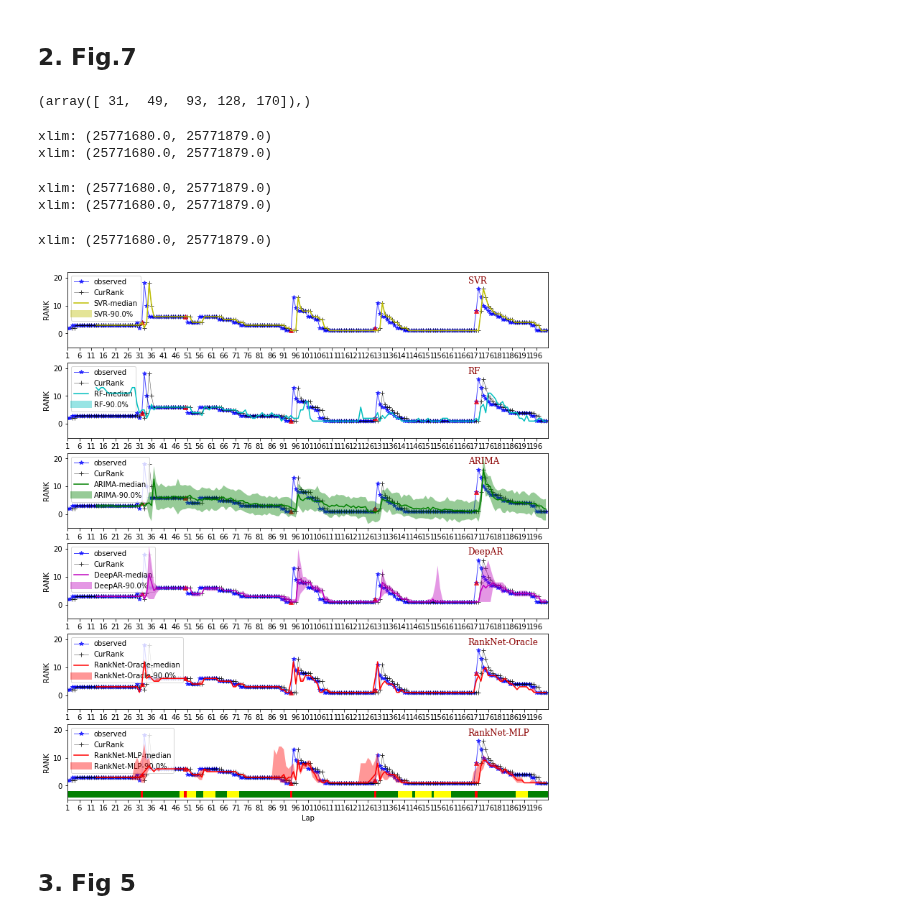
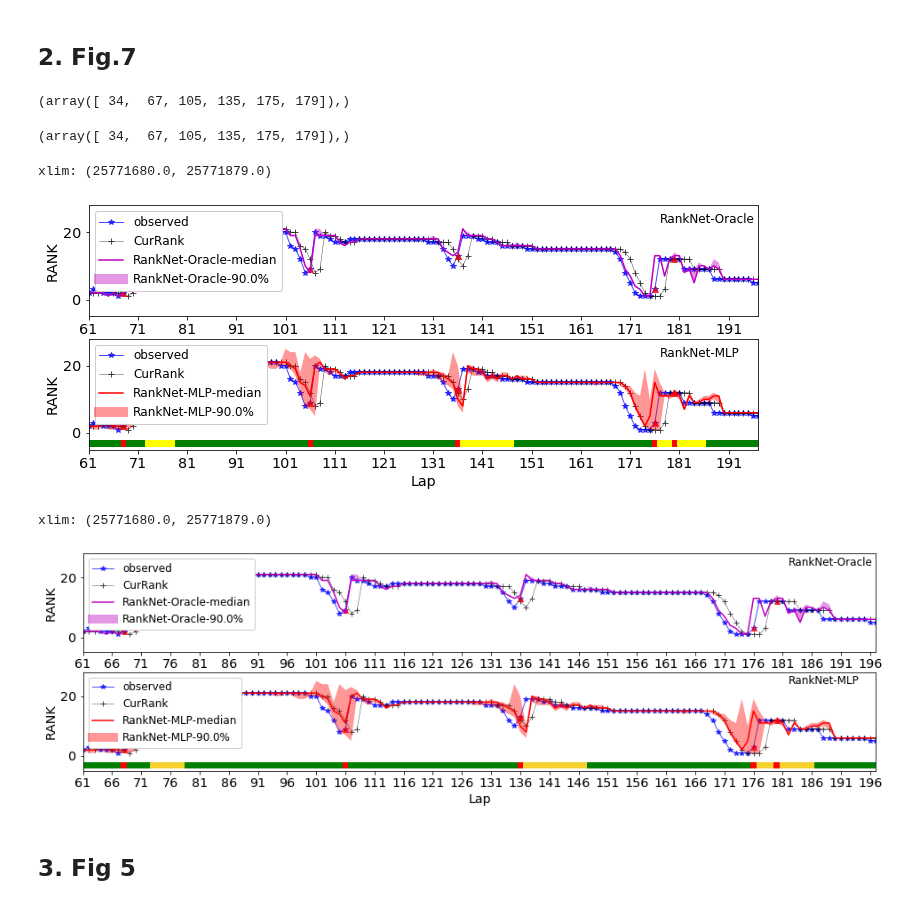
Before and after one commit to DSC-SPIDAL/rankpredictor, a Jupyter notebook: run/22.PaperFinal/notebook/RankNet-QuickTest-PaperFigs.ipynb, the cells around one changed output. Drawn from its saved outputs; the diff is of its cells as text; code cells hidden in the pictures.

Commit message:
update paperfigs in PaperFigs-2b-5 and RankNet-QuickTest-PaperFigs

```diff
--- a/run/22.PaperFinal/notebook/RankNet-QuickTest-PaperFigs.ipynb
+++ b/run/22.PaperFinal/notebook/RankNet-QuickTest-PaperFigs.ipynb
@@ -502,7 +502,7 @@ def get_racestatus(carno, rankdata):
 #red = '#ff8080'
 red = 'red'
 #yellow = '#8080ff'
-yellow = 'yellow'
+yellow = '#f5d12b'
 #green = '#80ff80'
 green = 'green'
 
@@ -907,16 +913,19 @@ def draw_fig7(ts_entry, forecast_entry, pits,caution, pitstop,outputfile,
 #prepare for car 13
 carno = 12
 rootdir = 'DrawFigs-Data/fig7/'
+test_event = 'Indy500-2019'
 
+config = 'weighted-noinlap-S0LTYP0T-nocate-c60-official'
 
-config = 'weighted-noinlap-S0LTYP0T-nocate-c60'
+with open('stagedata-Indy500_2013_2019_v9_p0.pickle', 'rb') as f:
+    stagedata = pickle.load(f, encoding='latin1')
+    _alldata, rankdata, _acldata, _flagdata = stagedata[test_event]
+
+pits, cautions, caution, pitstop,ranks,laptimes = get_racestatus(carno, rankdata)
+print(np.where(pitstop==1))
 
 alldata = []
 tss, target = [], []
-
-#mlmodels
-#alldata.append(loaddata('Fig3-Indy500-2018-33cars-8col-allfix.pickle'))
-#alldata.append(loaddata('Fig3-Indy500-2018-33cars-l2-mlmodels.pickle'))
 
 alldata.append(loaddata(f'QuickTestOutput/shortterm-long_forecasting-{test_event}-l2-mlmodels-c60.pickle'))
 tsss, targets = alldata[0][carno]
@@ -935,43 +944,58 @@ tss.append(tsss[0])
 target.append(targets[0])
 
 #new features of oracle
-modelfile = f'QuickTestOutput/{config}/{test_event}/long_forecasting_dfs_drank_moracle.pickle'
+modelfile = f'QuickTestOutput/{config}/{test_event}/shortterm-long_forecasting_dfs_drank_moracle.pickle'
 alldata.append(loaddata(modelfile))
 tsss, targets = alldata[-1][carno]
 tss.append(tsss[-1])
 target.append(targets[-1])
 
 #pitmodel
-modelfile = f'QuickTestOutput/{config}/{test_event}/long_forecasting_dfs_drank_mpitmodel.pickle'
+modelfile = f'QuickTestOutput/{config}/{test_event}/shortterm-long_forecasting_dfs_drank_mpitmodel.pickle'
 alldata.append(loaddata(modelfile))
 tsss, targets = alldata[-1][carno]
 tss.append(tsss[-1])
 target.append(targets[-1])
+# %% [output]
+(array([ 34,  67, 105, 135, 175, 179]),)
 # %%
 fig7_config = {
     'comparemodels-car12-Indy500-2018':{'xlim_l':80, 'xlim_h':110,'ylim_l':-5, 'ylim_h':22},
-    'comparemodels-car12-Indy500-2019':{'xlim_l':20, 'xlim_h':50,'ylim_l':-5, 'ylim_h':28},
+    'comparemodels-car12-Indy500-2019':{'xlim_l':60, 'xlim_h':196,'ylim_l':-5, 'ylim_h':28},
 }
 # %%
 pits, cautions, caution, pitstop,ranks,laptimes = get_racestatus(carno, rankdata)
 print(np.where(pitstop==1))
 
 drawid = f'comparemodels-car{carno}-{test_event}'
 outputfile = rootdir + drawid
-draw_fig7(tss, target, pits, caution, pitstop,
+#draw_fig7(tss, target, pits, caution, pitstop,
+#           outputfile,
+#           colors = ['y','c','g','m','r','r'],
+#           plabels= ['observed','SVR','RF','ARIMA','DeepAR','RankNet-Oracle','RankNet-MLP'],
+#          config = fig7_config[drawid],
+#         scale=0.75)
+
+draw_fig7(tss[-2:], target[-2:], pits, caution, pitstop,
            outputfile,
-           colors = ['y','c','g','m','r','r'],
-           plabels= ['observed','SVR','RF','ARIMA','DeepAR','RankNet-Oracle','RankNet-MLP'],
+           colors = ['m','r'],
+           plabels= ['observed','RankNet-Oracle','RankNet-MLP'],
           config = fig7_config[drawid],
          scale=0.75)
 # %% [output]
-(array([ 31,  49,  93, 128, 170]),)
+(array([ 34,  67, 105, 135, 175, 179]),)
 xlim: (25771680.0, 25771879.0)
-xlim: (25771680.0, 25771879.0)
-xlim: (25771680.0, 25771879.0)
-xlim: (25771680.0, 25771879.0)
-xlim: (25771680.0, 25771879.0)
-[figure, old version]
+[figure, new version]
+# %%
+draw_fig7(tss[-2:], target[-2:], pits, caution, pitstop,
+           outputfile,
+           colors = ['m','r'],
+           plabels= ['observed','RankNet-Oracle','RankNet-MLP'],
+          config = fig7_config[drawid],
+         scale=1)
+# %% [output]
+xlim: (25771680.0, 25771879.0)
+[figure, added]
 # %% [markdown]
 ## 3. Fig 5
 # %%
```
Also changed, not shown: parts of 7 cells of this notebook, 17 other files.
